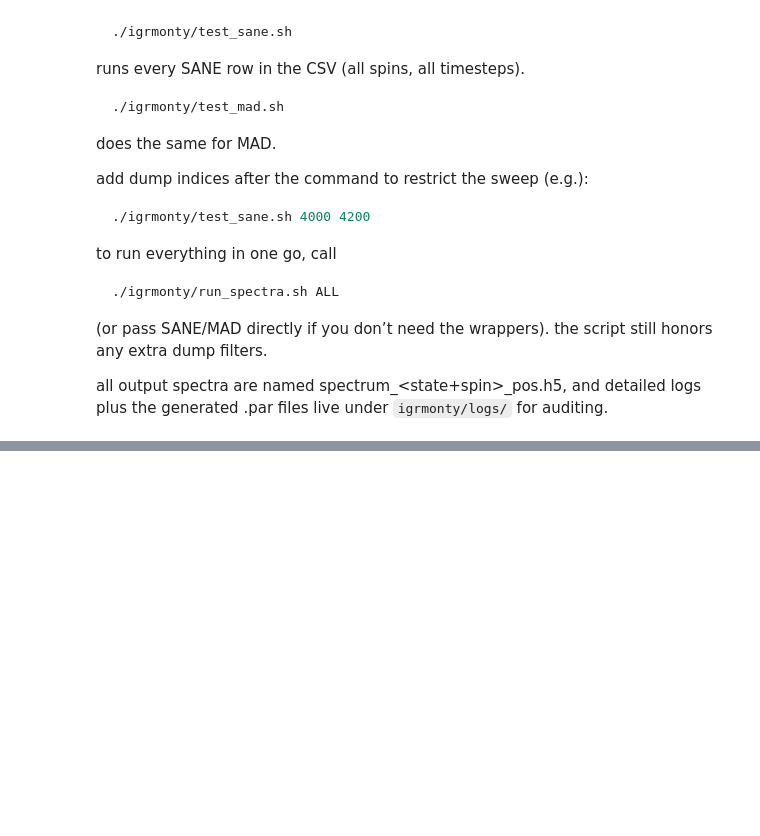
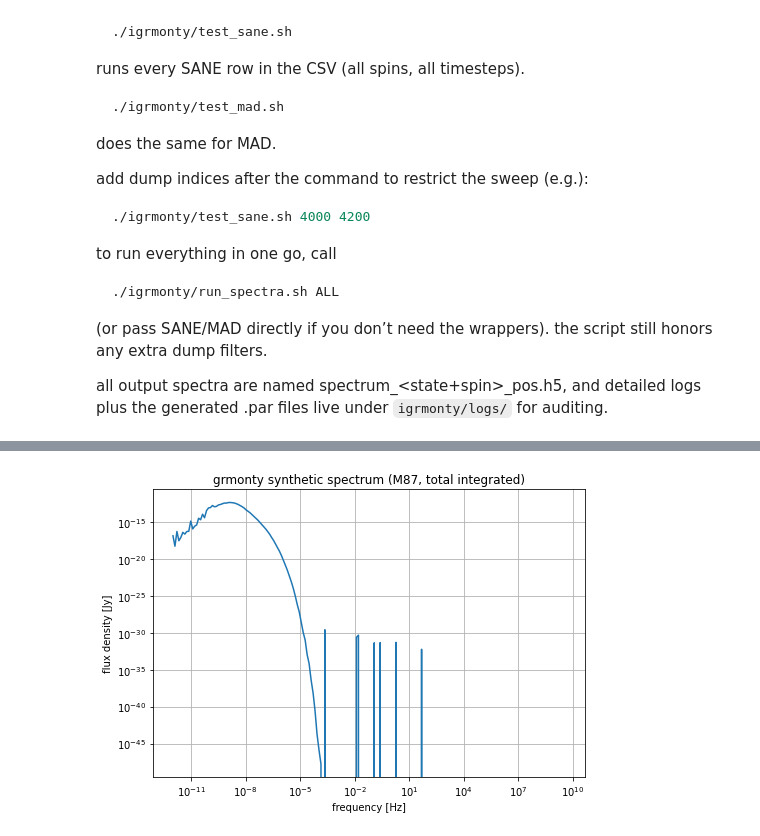
Before and after one commit to ajdavis25/igrmonty, a Jupyter notebook: notebooks/scrap.ipynb, the cells around one changed output, grey strips where cells are left out. Drawn from its saved outputs; the diff is of its cells as text; code cells hidden in the pictures; blank space fills up the shorter version.

```diff
--- a/notebooks/scrap.ipynb
+++ b/notebooks/scrap.ipynb
@@ -183,0 +201,14 @@ all output spectra are named spectrum_<state+spin>_<dump>_<model>_pos<pos>.h5, a
+# %%
+# inspect .h5 output file using something like:
+import h5py
+
+path = '/work/vmo703/igrmonty_outputs/m87/spectrum_Sa-0.5_4000_RBETA_pos0.h5'
+with h5py.File(path, 'r') as f:
+    print("top-level groups:", list(f.keys()))
+    print("\noutput group contents:")
+    def walk(name, obj):
+        if isinstance(obj, h5py.Dataset):
+            print("  [dataset]", name)
+        elif isinstance(obj, h5py.Group):
+            print("  [group]", name)
+    f['output'].visititems(walk)
@@ -183,0 +367,34 @@ all output spectra are named spectrum_<state+spin>_<dump>_<model>_pos<pos>.h5, a
+# %%
+# plot sed from .h5 output file with something like:
+import h5py
+import numpy as np
+import matplotlib.pyplot as plt
+
+path = '/work/vmo703/igrmonty_outputs/m87/spectrum_Sa-0.5_4000_RBETA_pos0.h5'
+with h5py.File(path, 'r') as f:
+    out = f['output']
+    lognu = out['lnu'][:]       # shape (200,)
+    nuLnu = out['nuLnu'][:]     # shape (8,200,18)
+
+# choose component 0 = total luminosity (usually)
+# sum over theta bins for full-sky integrated spectrum
+nuLnu_total = np.sum(nuLnu[0, :, :], axis=-1)
+
+# convert back to 1-D arrays
+nu = 10**lognu
+Lnu = nuLnu_total / nu  # erg/s/Hz
+
+# convert to flux density (Jy) at D = 16.8 Mpc for M87
+D = 16.8 * 3.086e24  # cm
+Fnu = Lnu / (4 * np.pi * D**2) / 1e-23  # Jy
+
+plt.figure(figsize=(7,5))
+plt.loglog(nu, Fnu)
+plt.xlabel('frequency [Hz]')
+plt.ylabel('flux density [Jy]')
+plt.title('grmonty synthetic spectrum (M87, total integrated)')
+plt.grid(True, which='both')
+plt.tight_layout()
+plt.show()
+# %% [output]
+[figure, added]
```
Also changed, not shown: parts of 13 cells of this notebook, 10 other files.
